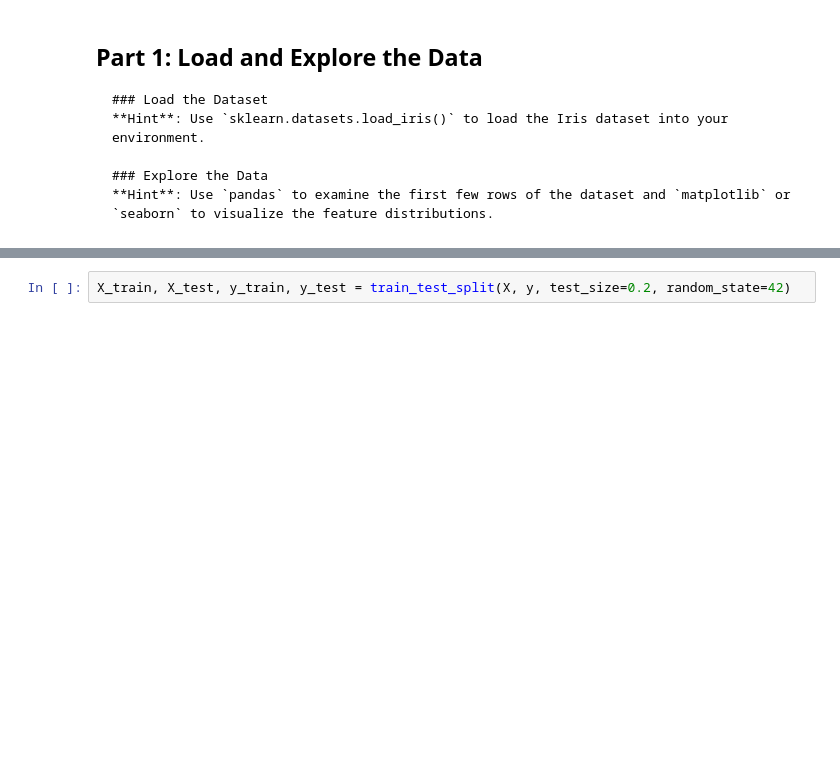
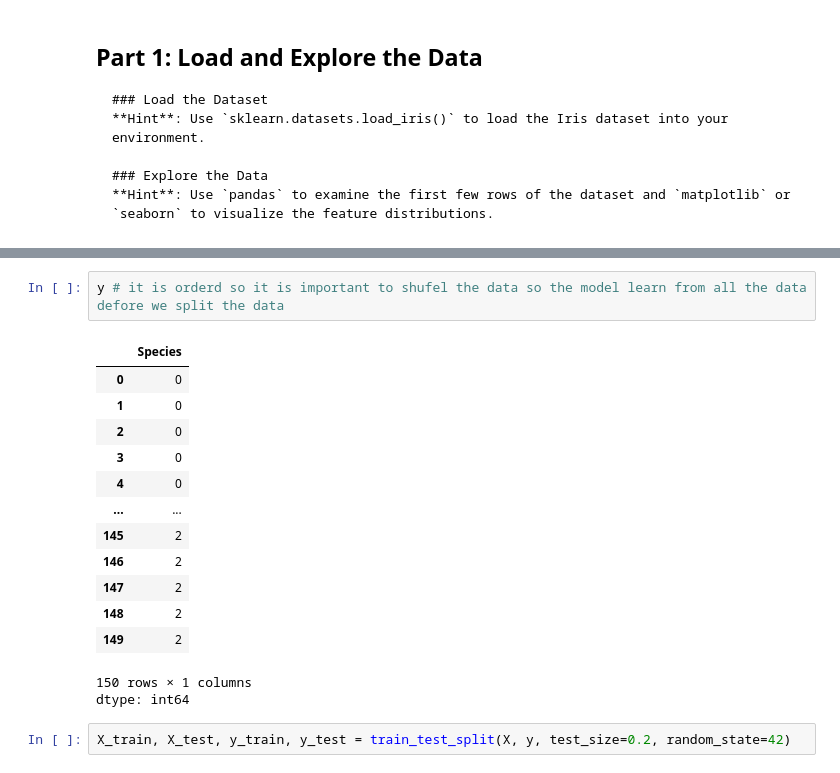
Before and after one commit to aliahalotaibi73/week4_exercises, a Jupyter notebook: ANN_Model_Exercise_Iris.ipynb, the cells around one changed output, grey strips where cells are left out. Cells and saved outputs as stored; diff of their text form; blank space fills up the shorter version.

```diff
--- a/ANN_Model_Exercise_Iris.ipynb
+++ b/ANN_Model_Exercise_Iris.ipynb
@@ -35,2 +56,19 @@ y=df.target
+# %%
+y # it is orderd so it is important to shufel the data so the model learn from all the data defore we split the data
+# %% [output]
+|  | Species |
+| 0 | 0 |
+| 1 | 0 |
+| 2 | 0 |
+| 3 | 0 |
+| 4 | 0 |
+| ... | ... |
+| 145 | 2 |
+| 146 | 2 |
+| 147 | 2 |
+| 148 | 2 |
+| 149 | 2 |
+150 rows × 1 columns
+dtype: int64
 # %%
 X_train, X_test, y_train, y_test = train_test_split(X, y, test_size=0.2, random_state=42)
```
Also changed, not shown: parts of 16 cells of this notebook.
